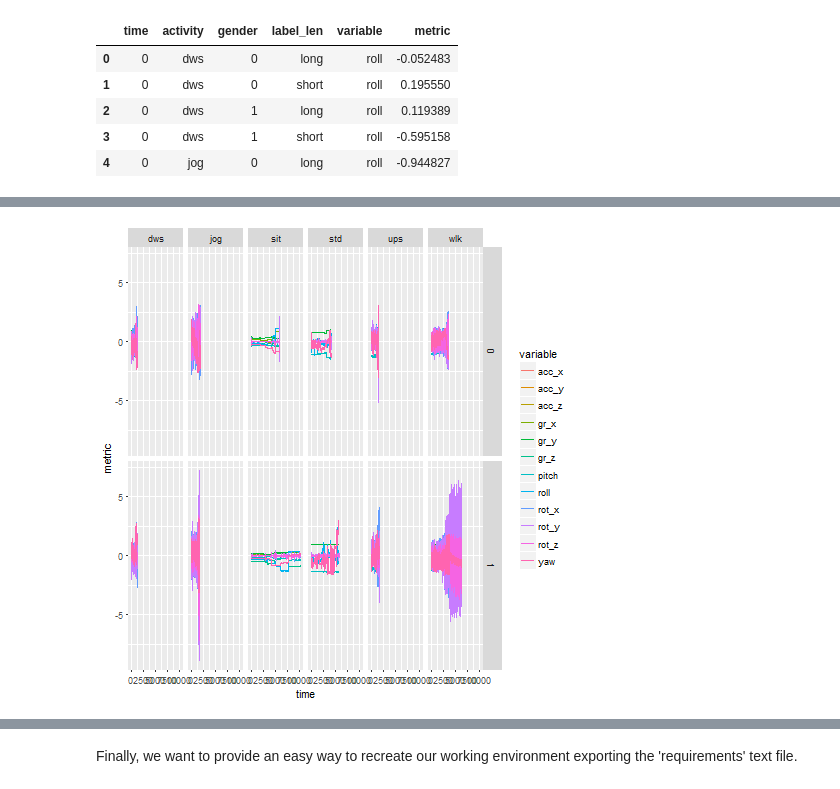
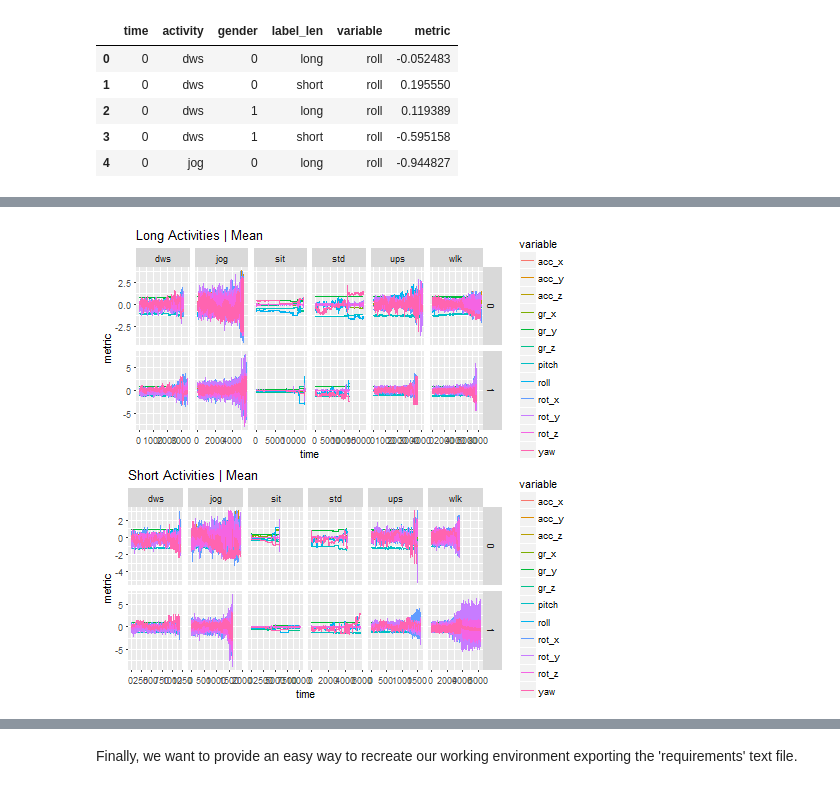
Before and after one commit to raquelredo/Projects, a Jupyter notebook: Machine Learning/Mobile_ts/mobile_ts.ipynb, the cells around one changed output, grey strips where cells are left out. Saved outputs shown, nothing was run; the diff lists cells and outputs as text; code cells hidden in the pictures.

Commit message:
plots updated
added plots and shorten code

```diff
--- a/Machine Learning/Mobile_ts/mobile_ts.ipynb
+++ b/Machine Learning/Mobile_ts/mobile_ts.ipynb
@@ -387,6 +378,9 @@ f+facet_grid(gender~activity)
-# %%
-%%R
-f <- ggplot(short, aes(time, metric, col=variable)) + geom_line()
-f+facet_grid(gender~activity)
-# %% [output]
-[figure, removed]
+# %%
+%%R -i df2
+
+plotg1 <- df2 %>% filter(label_len == "long") %>% ggplot(aes(time, metric, col=variable)) + geom_line() + facet_grid(gender~activity, scales = "free")+ ggtitle("Long Activities | Mean")
+plotg2 <- df2 %>% filter(label_len == "short") %>% ggplot(aes(time, metric, col=variable)) + geom_line() + facet_grid(gender~activity, scales = "free")+ ggtitle("Short Activities | Mean")
+
+grid.arrange(plotg1, plotg2)
+# %% [output]
+[figure, added]
```
Also changed, not shown: parts of 11 cells of this notebook, 7 other files.
